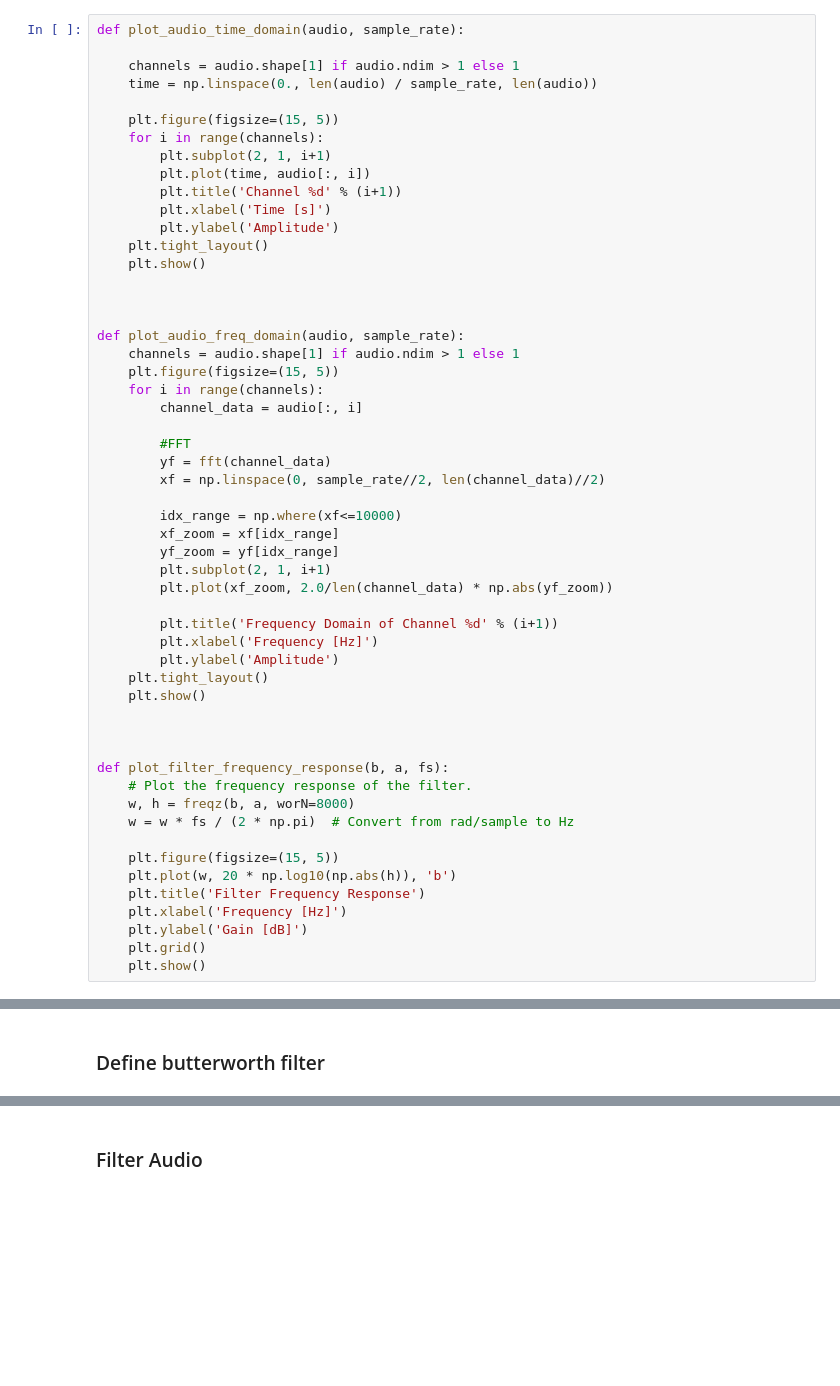
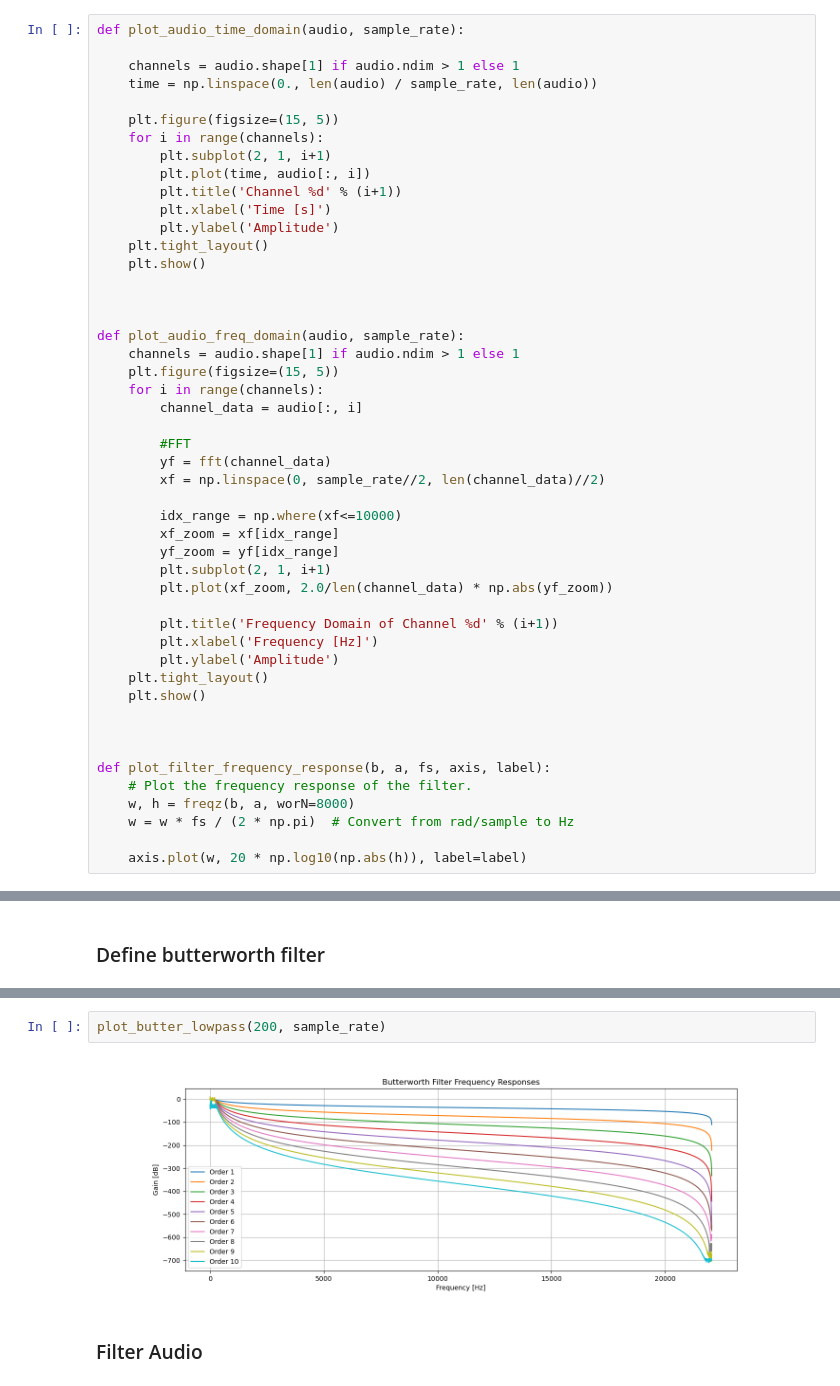
Before and after one commit to nguyen-elevear/bachelor_arbeit, a Jupyter notebook: audio_processing.ipynb, the cells around one changed output, grey strips where cells are left out. Cells and saved outputs as stored; diff of their text form; blank space fills up the shorter version.

```diff
--- a/audio_processing.ipynb
+++ b/audio_processing.ipynb
@@ -55,18 +54,12 @@ def plot_audio_freq_domain(audio, sample_rate):
 
 
 
-def plot_filter_frequency_response(b, a, fs):
+def plot_filter_frequency_response(b, a, fs, axis, label):
     # Plot the frequency response of the filter.
     w, h = freqz(b, a, worN=8000)
     w = w * fs / (2 * np.pi)  # Convert from rad/sample to Hz
 
-    plt.figure(figsize=(15, 5))
-    plt.plot(w, 20 * np.log10(np.abs(h)), 'b')
-    plt.title('Filter Frequency Response')
-    plt.xlabel('Frequency [Hz]')
-    plt.ylabel('Gain [dB]')
-    plt.grid()
-    plt.show()
+    axis.plot(w, 20 * np.log10(np.abs(h)), label=label)
 # %% [markdown]
 ### Read audio data ###
 # %%
@@ -89,3 +99,7 @@ def butter_lowpass(audio, cutoff, fs, order=1):
+# %%
+plot_butter_lowpass(200, sample_rate)
+# %% [output]
+[figure, added]
 # %% [markdown]
 ### Filter Audio ###
 # %%
```
Also changed, not shown: parts of 16 cells of this notebook, 2 other files.
